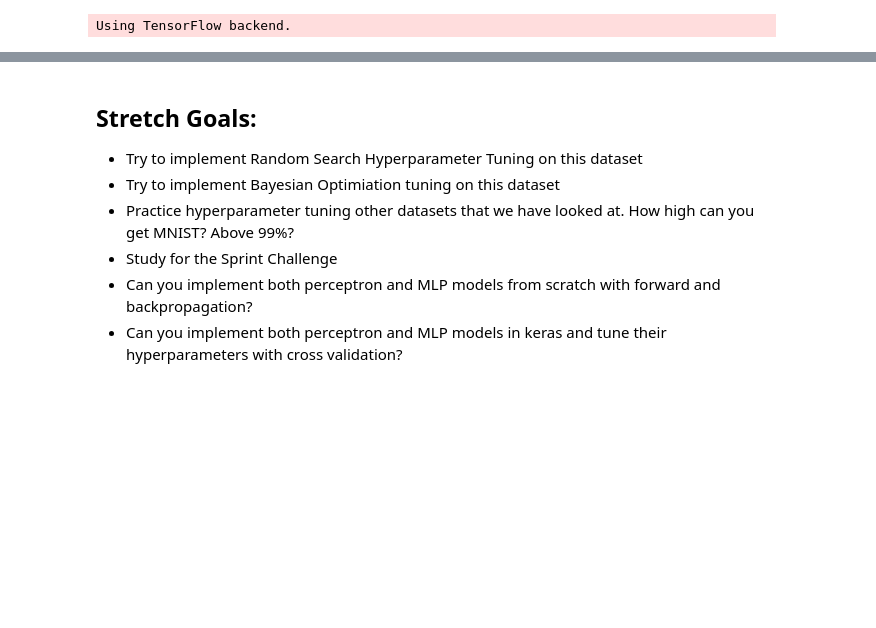
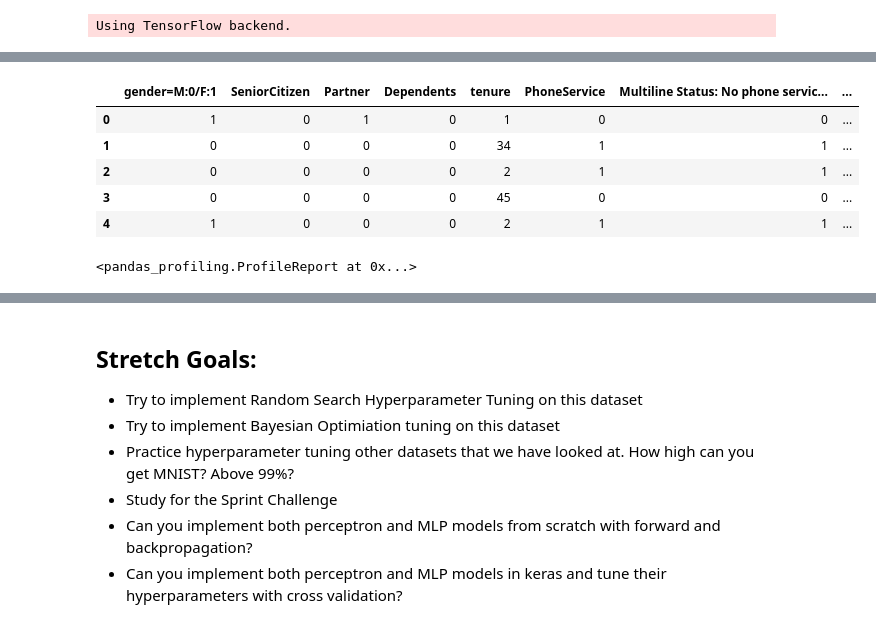
Before and after one commit to standroidbeta/DS-Unit-4-Sprint-2-Neural-Networks, a Jupyter notebook: module4-Hyperparameter-Tuning/LS_DS_424_Hyperparameter_Tuning_Assignment.ipynb, the cells around one changed output, grey strips where cells are left out. Saved outputs shown, nothing was run; the diff lists cells and outputs as text; code cells hidden in the pictures; blank space fills up the shorter version.

```diff
--- a/module4-Hyperparameter-Tuning/LS_DS_424_Hyperparameter_Tuning_Assignment.ipynb
+++ b/module4-Hyperparameter-Tuning/LS_DS_424_Hyperparameter_Tuning_Assignment.ipynb
@@ -48,0 +96,18 @@ FileNotFoundError: [Errno 2] File b'WA_Fn-UseC_-Telco-Customer-Churn.csv' does n
+# %%
+df = df.rename(columns={'Contract' : 'Contract Type:\n None=0\n 1yr=1\n 2yr=2'})
+# %%
+df['PaymentMethod'] = df['PaymentMethod'].replace({'Mailed check' : 1, 'Electronic check' : 2,
+                                                   'Bank transfer (automatic)' : 3, 'Credit card (automatic)' : 4})
+# %%
+df = df.rename(columns={'PaymentMethod' : 'PaymentMethod:\n Mailed Chk=1\n Electronic Chk=2\n Auto Bank=3\n Auto CC=4'})
+# %%
+df = df.rename(columns={'gender':'gender=M:0/F:1'})
+# %%
+df.head()
+# %% [output]
+|  | gender=M:0/F:1 | SeniorCitizen | Partner | Dependents | tenure | PhoneService | Multiline Status: No phone servic... | ... |
+| 0 | 1 | 0 | 1 | 0 | 1 | 0 | 0 | ... |
+| 1 | 0 | 0 | 0 | 0 | 34 | 1 | 1 | ... |
+| 2 | 0 | 0 | 0 | 0 | 2 | 1 | 1 | ... |
+| 3 | 0 | 0 | 0 | 0 | 45 | 0 | 0 | ... |
+| 4 | 1 | 0 | 0 | 0 | 2 | 1 | 1 | ... |
@@ -49,3 +116,7 @@ FileNotFoundError: [Errno 2] File b'WA_Fn-UseC_-Telco-Customer-Churn.csv' does n
+# %%
+pandas_profiling.ProfileReport(df)
+# %% [output]
+<pandas_profiling.ProfileReport at 0x...>
 # %%
 # MLP for Pima Indians Dataset with 10-fold cross validation
 from keras.models import Sequential
```
Also changed, not shown: parts of 16 cells of this notebook, 1 other file.
